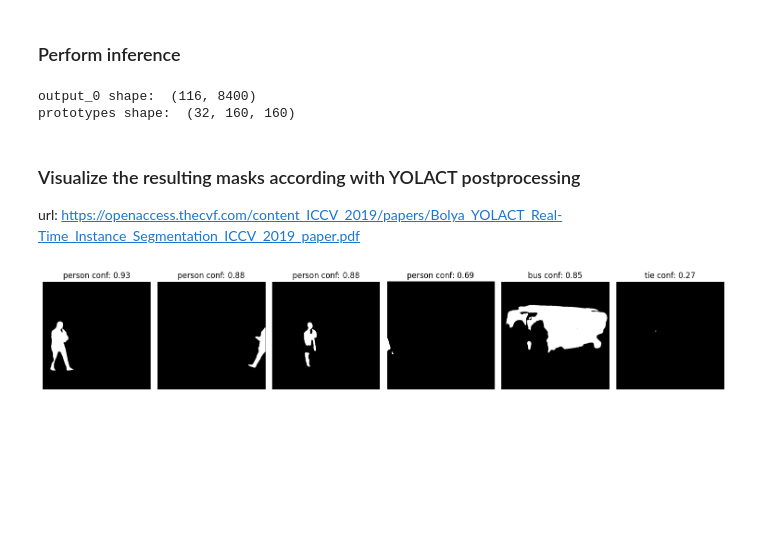
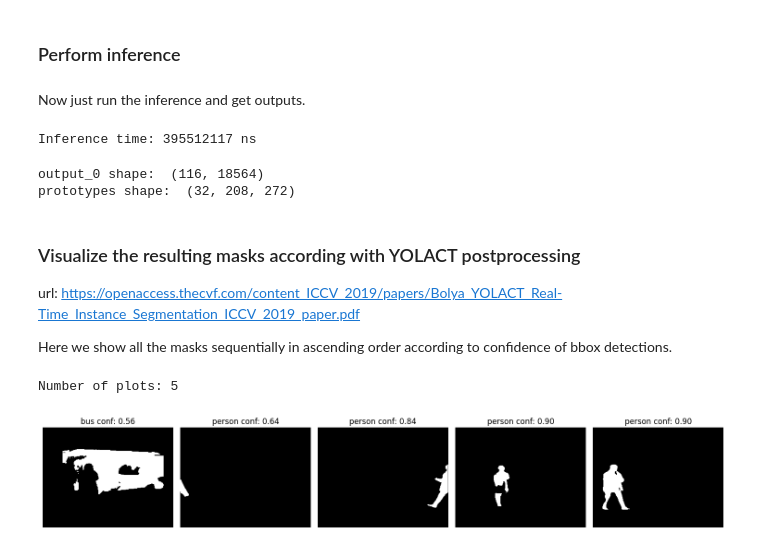
Before and after one commit to MatteoMendula/TensorRT-YOLOv8-Instance-Segmentation, a Jupyter notebook: export_onnx.ipynb, the cells around one changed output. Cells and saved outputs as stored; diff of their text form; code cells hidden in the pictures; blank space fills up the shorter version.

```diff
--- a/export_onnx.ipynb
+++ b/export_onnx.ipynb
@@ -4,8 +22,9 @@ import cv2
 # %%
 model = YOLO('yolov8s-seg.pt')
-image = cv2.imread('original_bus.jpg')
+image = cv2.imread('original_bus_832x1088.jpg')
 
-desired_image_size = (640, 640)
+desired_image_size = (image.shape[1], image.shape[0])
+desired_image_size_resize = (image.shape[0], image.shape[1])
 
 # change input size according to the resolution of the image you want to process
 # e.g. desired_image_size = (640, 640)
@@ -45,5 +70,5 @@ ort_session = ort.InferenceSession(model_path)
 # %%
-resized_image = cv2.resize(image, desired_image_size) ## <---- if you need to resize the image
+resized_image = cv2.resize(image, desired_image_size_resize) ## <---- if you need to resize the image
 input_image = resized_image.astype(np.float32) / 255.0
 input_image = np.transpose(input_image, [2, 0, 1])  # Change image layout to CHW (Channels First)
 input_image = np.expand_dims(input_image, axis=0)
@@ -58,42 +75,53 @@ image.shape
 # %% [markdown]
 ### Perform inference
+# %% [markdown]
+Now just run the inference and get outputs.
 # %%
+start_time = time.time_ns()
 outputs = ort_session.run(None, {'images': input_image})
+print("Inference time:", time.time_ns() - start_time, "ns")
+
 output_0=np.squeeze(outputs[0])
 prototypes=np.squeeze(outputs[1])
+# %% [output]
+Inference time: 395512117 ns
 # %%
 # check the output shape
 print("output_0 shape: ", output_0.shape)
 print("prototypes shape: ", prototypes.shape)
 # %% [output]
-output_0 shape:  (116, 8400)
-prototypes shape:  (32, 160, 160)
+output_0 shape:  (116, 18564)
+prototypes shape:  (32, 208, 272)
 # %% [markdown]
 ### Visualize the resulting masks according with YOLACT postprocessing
 url: https://openaccess.thecvf.com/content_ICCV_2019/papers/Bolya_YOLACT_Real-Time_Instance_Segmentation_ICCV_2019_paper.pdf
+
+Here we show all the masks sequentially in ascending order according to confidence of bbox detections.
 # %%
 output_0=np.squeeze(outputs[0])
 prototypes=np.squeeze(outputs[1])
-l_mask,l_class,l_conf=utils.extract_masks(output_0,prototypes,desired_image_size)
+l_mask,l_class,l_conf,l_boxes=utils.extract_masks(output_0,prototypes,desired_image_size)
 
 # Determine the number of subplots needed
 num_plots = len(l_mask)
+print(f"Number of plots: {num_plots}")
 
 # Calculate the number of rows and columns for the subplot grid
 num_rows = 1  # Number of rows
 num_cols = num_plots  # Number of columns
 
 # Create a figure and a grid of subplots
 fig, axes = plt.subplots(num_rows, num_cols, figsize=(15, 5))
 
 # Iterate over each subplot
 for k, ax in enumerate(axes):
     ax.imshow(l_mask[k], cmap='gray')
-    title = f"{utils.classes[l_class[k]]} conf: {l_conf[k]:.2f}"
+    title = f"{utils.CLASSES_DICT[l_class[k]]} conf: {l_conf[k]:.2f}"
     ax.set_title(title)
     ax.axis('off')  # Turn off axis
 
 plt.tight_layout()  # Adjust layout
 plt.show()
 # %% [output]
+Number of plots: 5
-[figure, old version]
+[figure, new version]
```
Also changed, not shown: parts of 16 cells of this notebook, 6 other files.
